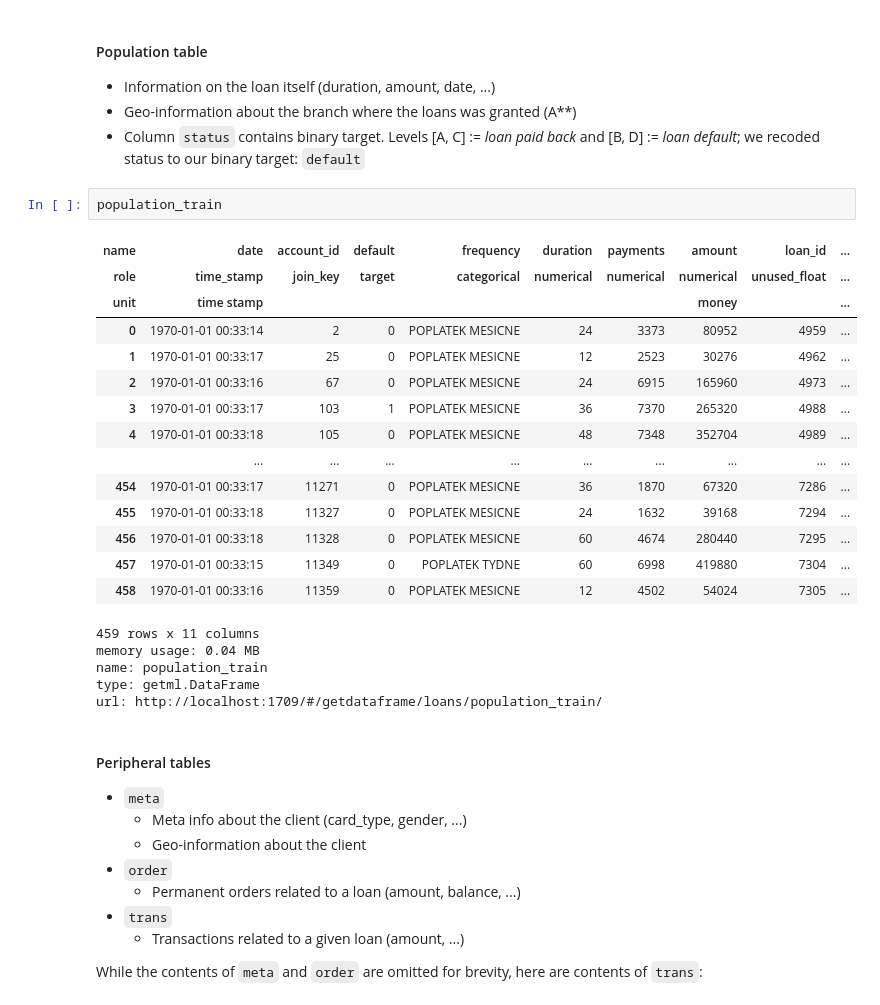
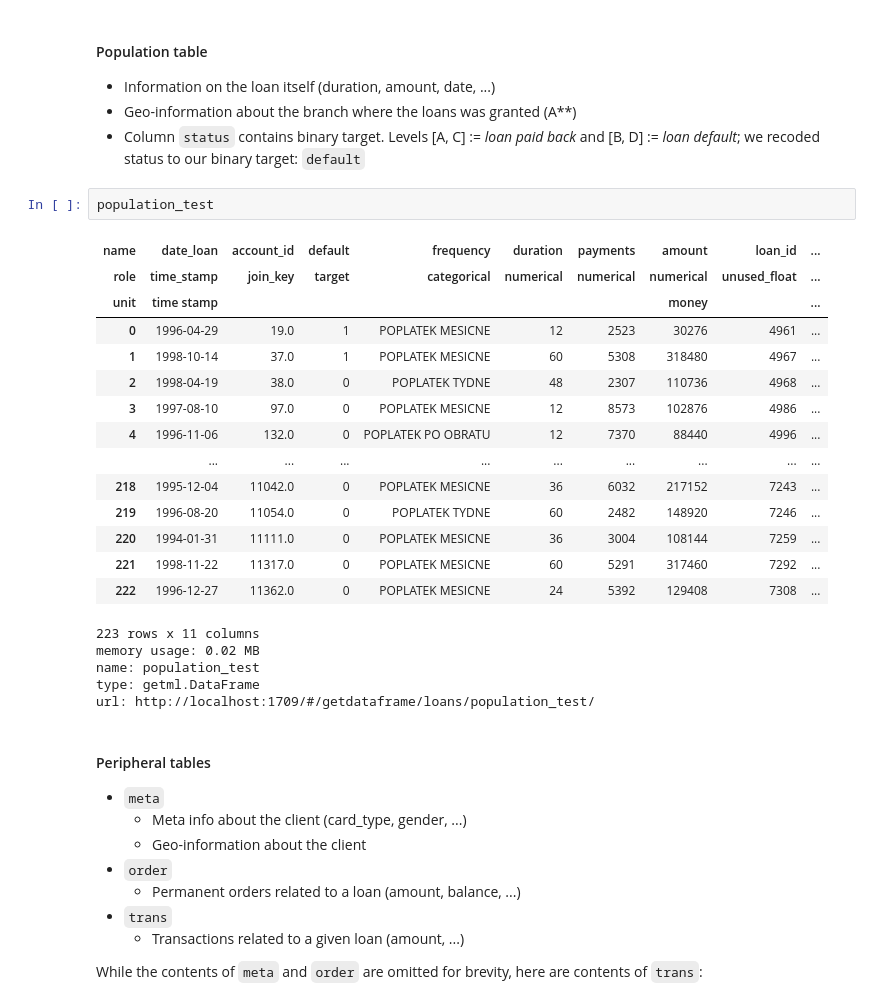
Before and after one commit to getml/getml-demo, a Jupyter notebook: loans.ipynb, the cells around one changed output. Drawn from its saved outputs; the diff is of its cells as text.

Commit message:
Fix final loans version

```diff
--- a/loans.ipynb
+++ b/loans.ipynb
@@ -106,28 +107,28 @@ Image("assets/loans-schema.png", width=500)
 - Geo-information about the branch where the loans was granted (A**)
 - Column `status` contains binary target. Levels [A, C] := _loan paid back_ and [B, D] := _loan default_;
   we recoded status to our binary target: `default`
-# %%
-population_train
-# %% [output]
-| name | date | account_id | default | frequency | duration | payments | amount | loan_id | ... |
-| role | time_stamp | join_key | target | categorical | numerical | numerical | numerical | unused_float | ... |
-| unit | time stamp |  |  |  |  |  | money |  | ... |
-| 0 | 1970-01-01 00:33:14 | 2 | 0 | POPLATEK MESICNE | 24 | 3373 | 80952 | 4959 | ... |
-| 1 | 1970-01-01 00:33:17 | 25 | 0 | POPLATEK MESICNE | 12 | 2523 | 30276 | 4962 | ... |
-| 2 | 1970-01-01 00:33:16 | 67 | 0 | POPLATEK MESICNE | 24 | 6915 | 165960 | 4973 | ... |
-| 3 | 1970-01-01 00:33:17 | 103 | 1 | POPLATEK MESICNE | 36 | 7370 | 265320 | 4988 | ... |
-| 4 | 1970-01-01 00:33:18 | 105 | 0 | POPLATEK MESICNE | 48 | 7348 | 352704 | 4989 | ... |
-|  | ... | ... | ... | ... | ... | ... | ... | ... | ... |
-| 454 | 1970-01-01 00:33:17 | 11271 | 0 | POPLATEK MESICNE | 36 | 1870 | 67320 | 7286 | ... |
-| 455 | 1970-01-01 00:33:18 | 11327 | 0 | POPLATEK MESICNE | 24 | 1632 | 39168 | 7294 | ... |
-| 456 | 1970-01-01 00:33:18 | 11328 | 0 | POPLATEK MESICNE | 60 | 4674 | 280440 | 7295 | ... |
-| 457 | 1970-01-01 00:33:15 | 11349 | 0 | POPLATEK TYDNE | 60 | 6998 | 419880 | 7304 | ... |
-| 458 | 1970-01-01 00:33:16 | 11359 | 0 | POPLATEK MESICNE | 12 | 4502 | 54024 | 7305 | ... |
-459 rows x 11 columns
-memory usage: 0.04 MB
-name: population_train
-type: getml.DataFrame
-url: http://localhost:1709/#/getdataframe/loans/population_train/
+# %%
+population_test
+# %% [output]
+| name | date_loan | account_id | default | frequency | duration | payments | amount | loan_id | ... |
+| role | time_stamp | join_key | target | categorical | numerical | numerical | numerical | unused_float | ... |
+| unit | time stamp |  |  |  |  |  | money |  | ... |
+| 0 | 1996-04-29 | 19.0 | 1 | POPLATEK MESICNE | 12 | 2523 | 30276 | 4961 | ... |
+| 1 | 1998-10-14 | 37.0 | 1 | POPLATEK MESICNE | 60 | 5308 | 318480 | 4967 | ... |
+| 2 | 1998-04-19 | 38.0 | 0 | POPLATEK TYDNE | 48 | 2307 | 110736 | 4968 | ... |
+| 3 | 1997-08-10 | 97.0 | 0 | POPLATEK MESICNE | 12 | 8573 | 102876 | 4986 | ... |
+| 4 | 1996-11-06 | 132.0 | 0 | POPLATEK PO OBRATU | 12 | 7370 | 88440 | 4996 | ... |
+|  | ... | ... | ... | ... | ... | ... | ... | ... | ... |
+| 218 | 1995-12-04 | 11042.0 | 0 | POPLATEK MESICNE | 36 | 6032 | 217152 | 7243 | ... |
+| 219 | 1996-08-20 | 11054.0 | 0 | POPLATEK TYDNE | 60 | 2482 | 148920 | 7246 | ... |
+| 220 | 1994-01-31 | 11111.0 | 0 | POPLATEK MESICNE | 36 | 3004 | 108144 | 7259 | ... |
+| 221 | 1998-11-22 | 11317.0 | 0 | POPLATEK MESICNE | 60 | 5291 | 317460 | 7292 | ... |
+| 222 | 1996-12-27 | 11362.0 | 0 | POPLATEK MESICNE | 24 | 5392 | 129408 | 7308 | ... |
+223 rows x 11 columns
+memory usage: 0.02 MB
+name: population_test
+type: getml.DataFrame
+url: http://localhost:1709/#/getdataframe/loans/population_test/
 # %% [markdown]
 #### Peripheral tables
 
```
Also changed, not shown: parts of 10 cells of this notebook.
